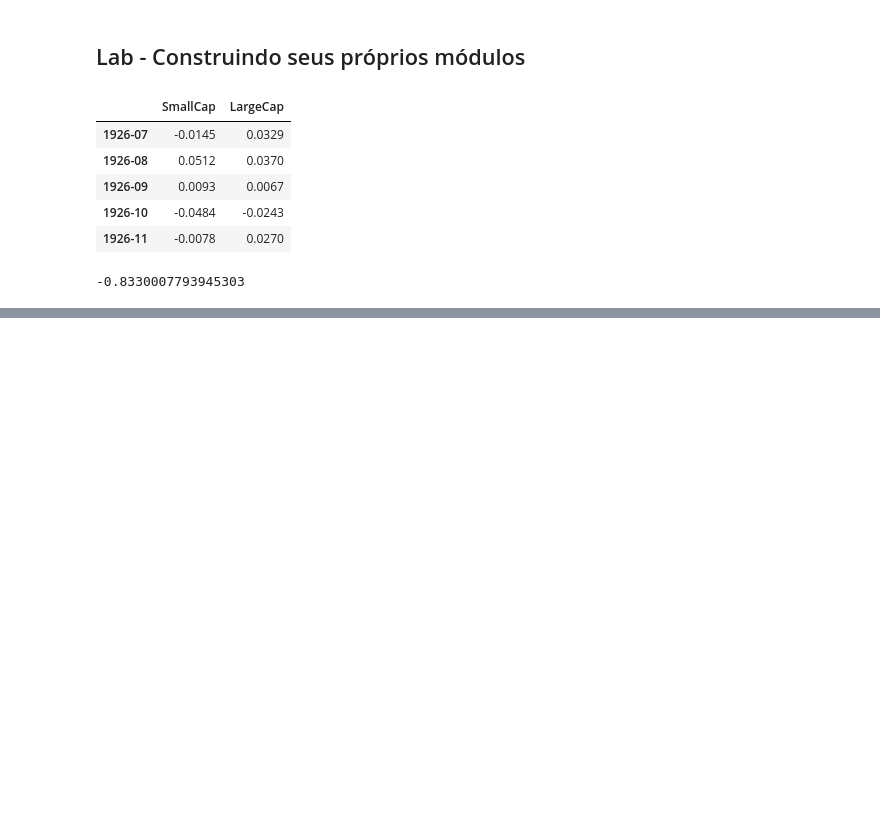
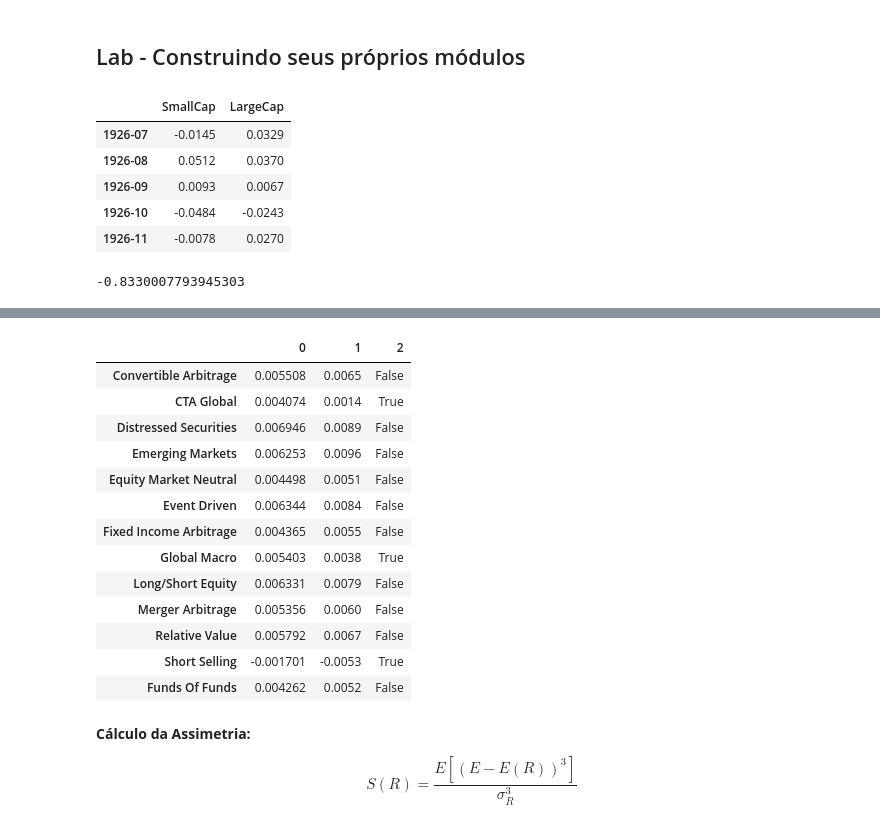
Before and after one commit to igoandrade/portfolio-construction-python, a Jupyter notebook: intro-course/week-1/deviations-from-normality.ipynb, the cells around one changed output, grey strips where cells are left out. Cells and saved outputs as stored; diff of their text form; code cells hidden in the pictures; blank space fills up the shorter version.

```diff
--- a/intro-course/week-1/deviations-from-normality.ipynb
+++ b/intro-course/week-1/deviations-from-normality.ipynb
@@ -43,0 +107,4 @@ erk.drawdown(returns['SmallCap'])['Drawdown'].min()
+# %%
+hfi = erk.get_hfi_returns()
+
+hfi.head()
@@ -43,0 +119,21 @@ erk.drawdown(returns['SmallCap'])['Drawdown'].min()
+# %%
+pd.concat([hfi.mean(), hfi.median(), hfi.mean() > hfi.median()], axis='columns')
+# %% [output]
+|  | 0 | 1 | 2 |
+| Convertible Arbitrage | 0.005508 | 0.0065 | False |
+| CTA Global | 0.004074 | 0.0014 | True |
+| Distressed Securities | 0.006946 | 0.0089 | False |
+| Emerging Markets | 0.006253 | 0.0096 | False |
+| Equity Market Neutral | 0.004498 | 0.0051 | False |
+| Event Driven | 0.006344 | 0.0084 | False |
+| Fixed Income Arbitrage | 0.004365 | 0.0055 | False |
+| Global Macro | 0.005403 | 0.0038 | True |
+| Long/Short Equity | 0.006331 | 0.0079 | False |
+| Merger Arbitrage | 0.005356 | 0.0060 | False |
+| Relative Value | 0.005792 | 0.0067 | False |
+| Short Selling | -0.001701 | -0.0053 | True |
+| Funds Of Funds | 0.004262 | 0.0052 | False |
+# %% [markdown]
+**Cálculo da Assimetria:**
+
+$$S(R) = \dfrac{E[(E - E(R))^3]}{\sigma_R^3}$$
```
Also changed, not shown: parts of 49 cells of this notebook, 2 other files.
